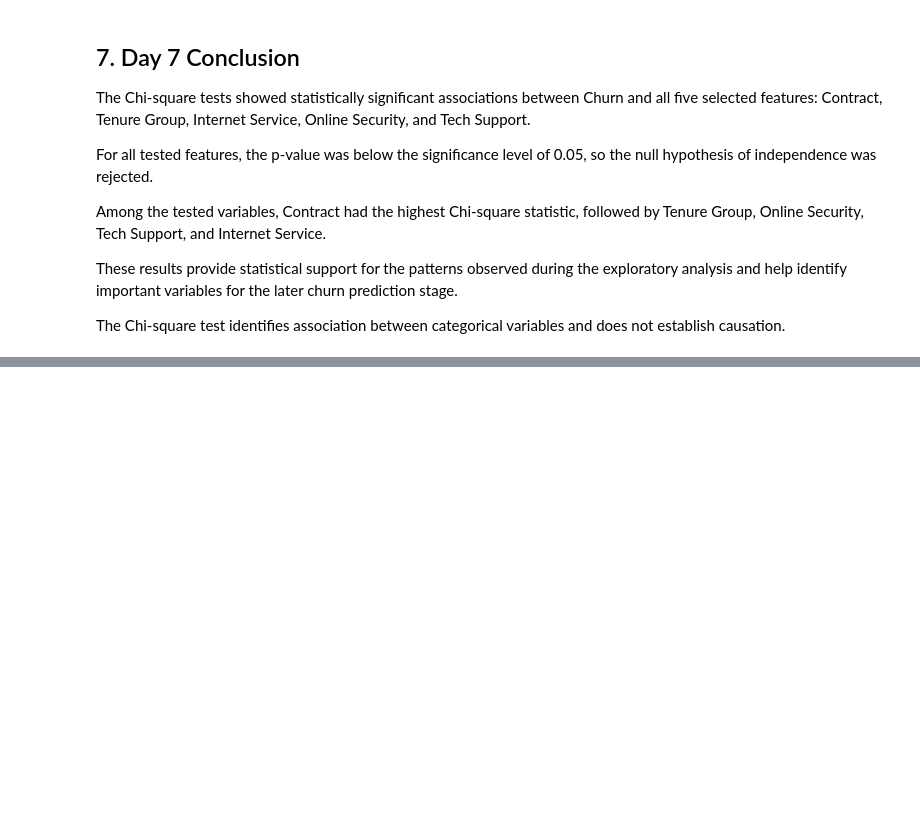
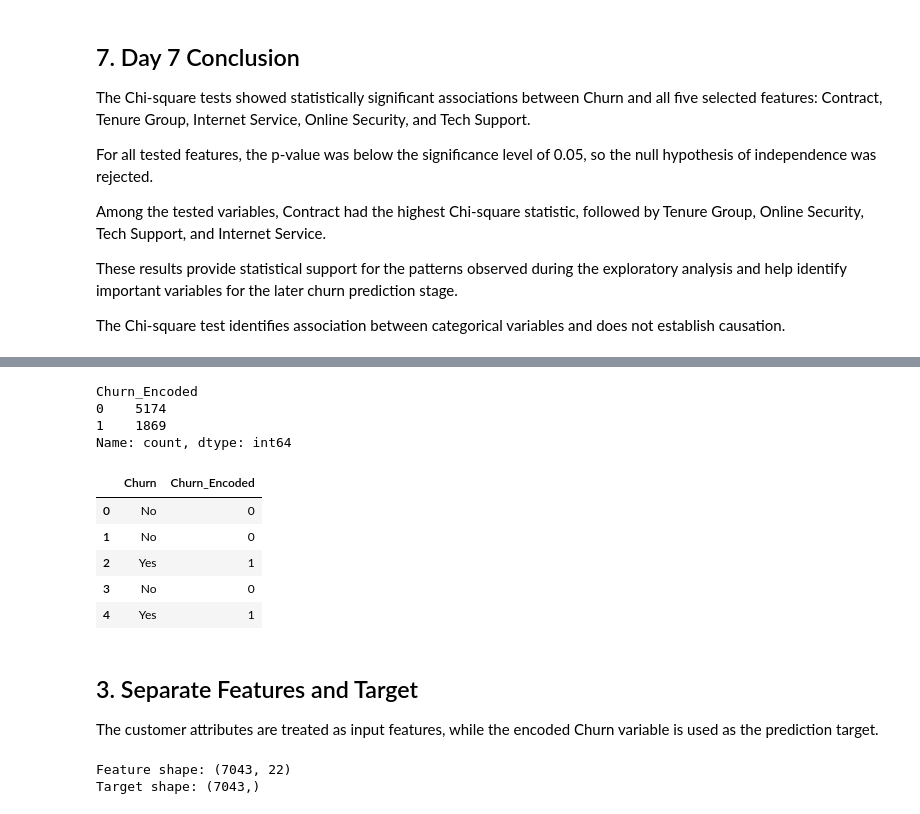
Before and after one commit to sagarsiddharth09-blip/customer-churn-LTV-engine, a Jupyter notebook: Akshay_Baseline_Analytics.ipynb, the cells around one changed output, grey strips where cells are left out. Saved outputs shown, nothing was run; the diff lists cells and outputs as text; code cells hidden in the pictures; blank space fills up the shorter version.

```diff
--- a/Akshay_Baseline_Analytics.ipynb
+++ b/Akshay_Baseline_Analytics.ipynb
@@ -2305,0 +2336,38 @@ The Chi-square test identifies association between categorical variables and doe
+# %%
+# Convert Churn into binary values
+
+df["Churn_Encoded"] = df["Churn"].map({
+    "No": 0,
+    "Yes": 1
+})
+
+df["Churn_Encoded"].value_counts()
+# %% [output]
+Churn_Encoded
+0    5174
+1    1869
+Name: count, dtype: int64
+# %%
+df[["Churn", "Churn_Encoded"]].head()
+# %% [output]
+|  | Churn | Churn_Encoded |
+| 0 | No | 0 |
+| 1 | No | 0 |
+| 2 | Yes | 1 |
+| 3 | No | 0 |
+| 4 | Yes | 1 |
+# %% [markdown]
+## 3. Separate Features and Target
+
+The customer attributes are treated as input features, while the encoded Churn variable is used as the prediction target.
+# %%
+# Define features and target
+
+X = df.drop(columns=["Churn", "Churn_Encoded"])
+y = df["Churn_Encoded"]
+
+print("Feature shape:", X.shape)
+print("Target shape:", y.shape)
+# %% [output]
+Feature shape: (7043, 22)
+Target shape: (7043,)
```
Also changed, not shown: parts of 17 cells of this notebook.
